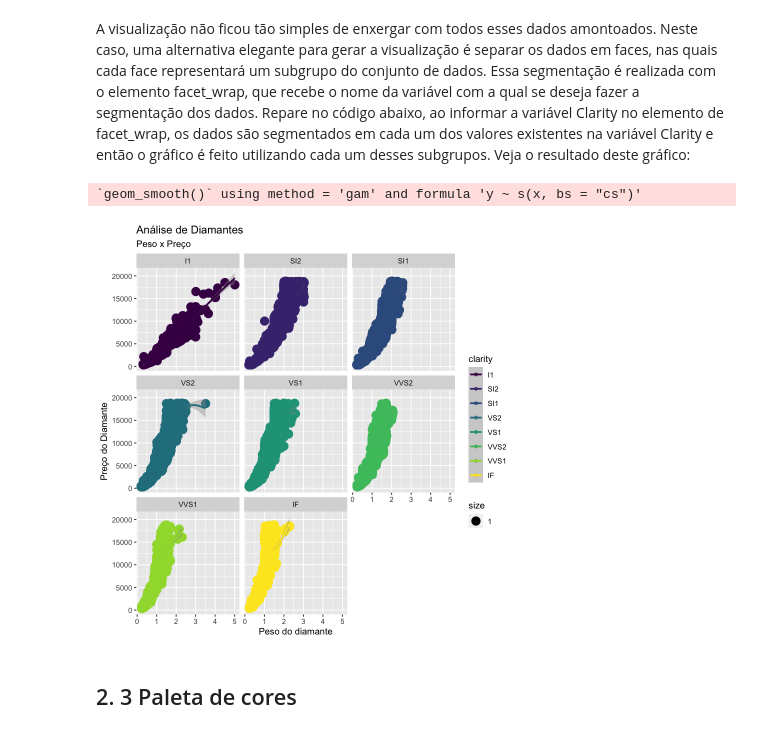
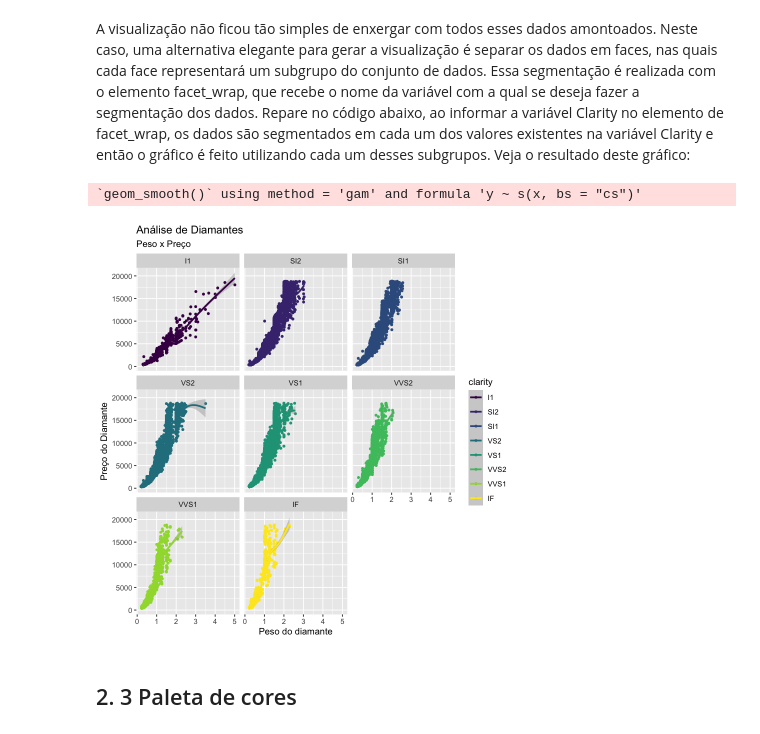
Before and after one commit to joaonart/Ling-de-Prog-para-Ciencia-de-Dados-R, a Jupyter notebook: Trilha_7.ipynb, the cells around one changed output. Drawn from its saved outputs; the diff is of its cells as text; code cells hidden in the pictures.

```diff
--- a/Trilha_7.ipynb
+++ b/Trilha_7.ipynb
@@ -261,15 +261,15 @@ cada um dos valores existentes na variável Clarity e então o gráfico é feito
 um desses subgrupos. Veja o resultado deste gráfico:
 # %%
 ggplot(diamonds, aes(x=carat, y=price)) +
-geom_point(aes(col=clarity, size=1)) +
+geom_point(aes(col=clarity), size=1) +
 ggtitle("Análise de Diamantes", subtitle="Peso x Preço") +
 xlab("Peso do diamante") +
 ylab("Preço do Diamante") +
 geom_smooth(aes(x=carat, y=price, col=clarity)) +
 facet_wrap( ~ clarity)
 # %% [output]
 `geom_smooth()` using method = 'gam' and formula 'y ~ s(x, bs = "cs")'
-[figure, old version]
+[figure, new version]
 # %% [markdown]
 ## 2. 3 Paleta de cores
 # %% [markdown]
```
